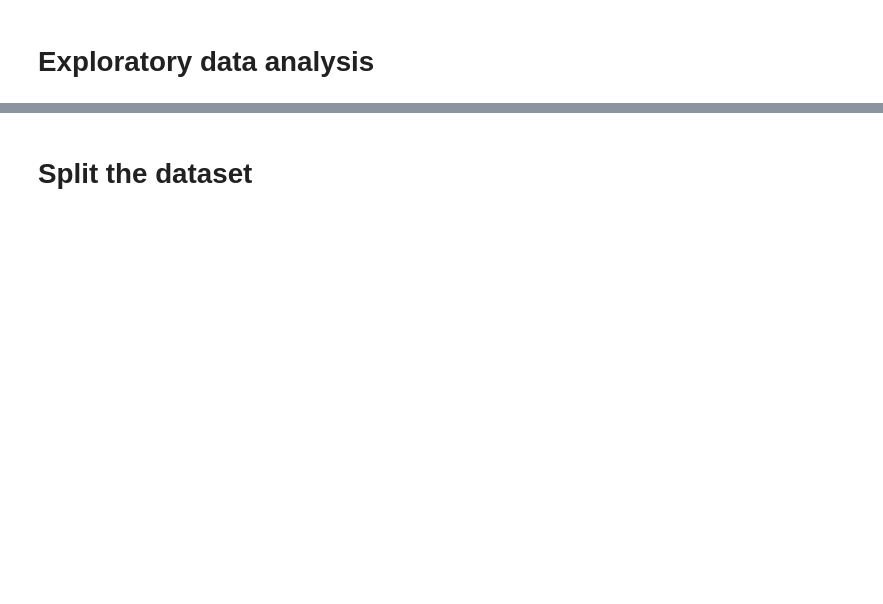
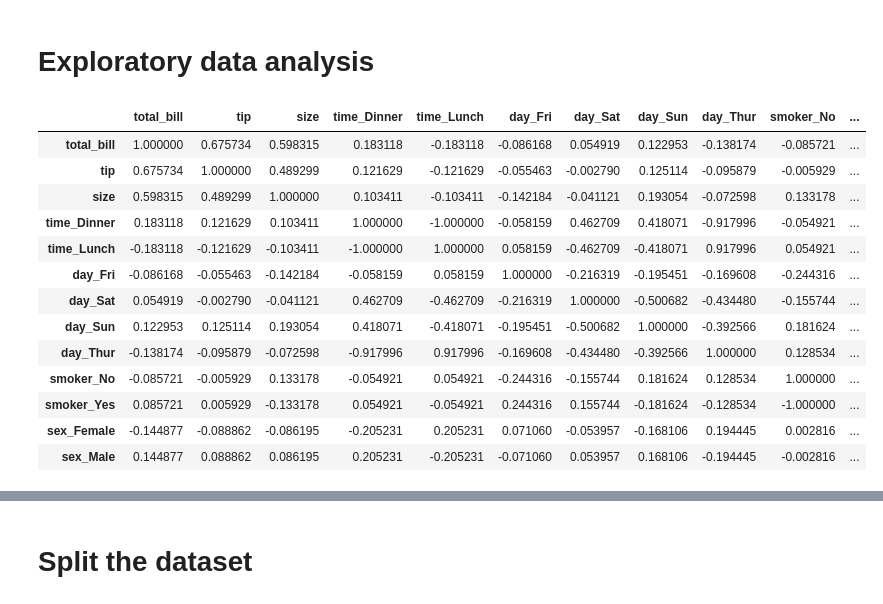
Before and after one commit to 2026-fall-machine-learning/ml-for-absolute-beginners, a Jupyter notebook: Linear Regression.ipynb, the cells around one changed output, grey strips where cells are left out. Drawn from its saved outputs; the diff is of its cells as text; code cells hidden in the pictures; blank space fills up the shorter version.

```diff
--- a/Linear Regression.ipynb
+++ b/Linear Regression.ipynb
@@ -89,5 +100,21 @@ df.head()
 # Exploratory data analysis
 # %%
 df_corr = df.corr(numeric_only=True)
+df_corr
+# %% [output]
+|  | total_bill | tip | size | time_Dinner | time_Lunch | day_Fri | day_Sat | day_Sun | day_Thur | smoker_No | ... |
+| total_bill | 1.000000 | 0.675734 | 0.598315 | 0.183118 | -0.183118 | -0.086168 | 0.054919 | 0.122953 | -0.138174 | -0.085721 | ... |
+| tip | 0.675734 | 1.000000 | 0.489299 | 0.121629 | -0.121629 | -0.055463 | -0.002790 | 0.125114 | -0.095879 | -0.005929 | ... |
+| size | 0.598315 | 0.489299 | 1.000000 | 0.103411 | -0.103411 | -0.142184 | -0.041121 | 0.193054 | -0.072598 | 0.133178 | ... |
+| time_Dinner | 0.183118 | 0.121629 | 0.103411 | 1.000000 | -1.000000 | -0.058159 | 0.462709 | 0.418071 | -0.917996 | -0.054921 | ... |
+| time_Lunch | -0.183118 | -0.121629 | -0.103411 | -1.000000 | 1.000000 | 0.058159 | -0.462709 | -0.418071 | 0.917996 | 0.054921 | ... |
+| day_Fri | -0.086168 | -0.055463 | -0.142184 | -0.058159 | 0.058159 | 1.000000 | -0.216319 | -0.195451 | -0.169608 | -0.244316 | ... |
+| day_Sat | 0.054919 | -0.002790 | -0.041121 | 0.462709 | -0.462709 | -0.216319 | 1.000000 | -0.500682 | -0.434480 | -0.155744 | ... |
+| day_Sun | 0.122953 | 0.125114 | 0.193054 | 0.418071 | -0.418071 | -0.195451 | -0.500682 | 1.000000 | -0.392566 | 0.181624 | ... |
+| day_Thur | -0.138174 | -0.095879 | -0.072598 | -0.917996 | 0.917996 | -0.169608 | -0.434480 | -0.392566 | 1.000000 | 0.128534 | ... |
+| smoker_No | -0.085721 | -0.005929 | 0.133178 | -0.054921 | 0.054921 | -0.244316 | -0.155744 | 0.181624 | 0.128534 | 1.000000 | ... |
+| smoker_Yes | 0.085721 | 0.005929 | -0.133178 | 0.054921 | -0.054921 | 0.244316 | 0.155744 | -0.181624 | -0.128534 | -1.000000 | ... |
+| sex_Female | -0.144877 | -0.088862 | -0.086195 | -0.205231 | 0.205231 | 0.071060 | -0.053957 | -0.168106 | 0.194445 | 0.002816 | ... |
+| sex_Male | 0.144877 | 0.088862 | 0.086195 | 0.205231 | -0.205231 | -0.071060 | 0.053957 | 0.168106 | -0.194445 | -0.002816 | ... |
 # %%
 sns.heatmap(df_corr, annot=True, cmap='coolwarm')
```
Also changed, not shown: parts of 12 cells of this notebook.
